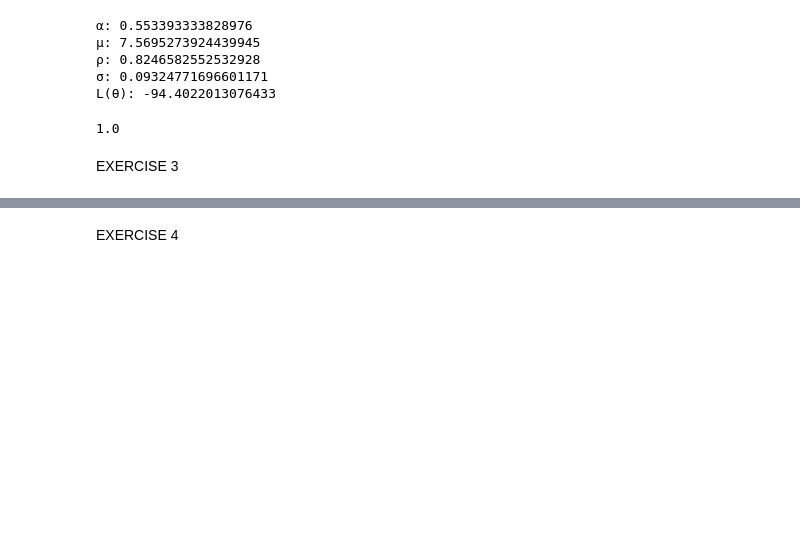
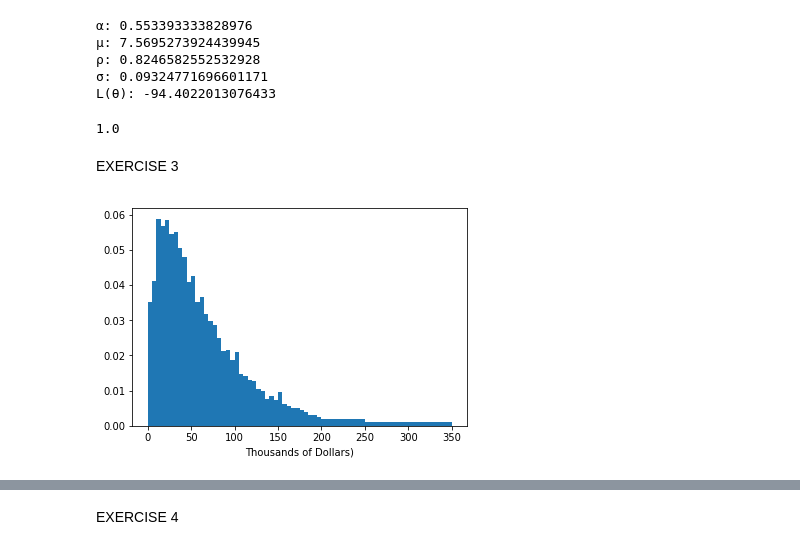
Before and after one commit to sophiesun123/BootCamp2018, a Jupyter notebook: ProbSets/Econ/ProbSet5/ProbSet5.ipynb, the cells around one changed output, grey strips where cells are left out. Saved outputs shown, nothing was run; the diff lists cells and outputs as text; code cells hidden in the pictures; blank space fills up the shorter version.

```diff
--- a/ProbSets/Econ/ProbSet5/ProbSet5.ipynb
+++ b/ProbSets/Econ/ProbSet5/ProbSet5.ipynb
@@ -255,0 +247,15 @@ EXERCISE 3
+# %%
+# PART A
+# plot histogram
+data = pd.read_csv('usincmoms.txt', delimiter ='\t', header = None, names = ['percent', 'midpoint'])
+data1 = data.percent.copy()
+data1[41] = data.percent[41].copy() / 20
+data1[40] = data.percent[40].copy() / 10
+widths = np.ones(42) * 5
+widths[41] = 100
+widths[40] = 50
+plt.xlabel("Thousands of Dollars)")
+plt.bar(data.midpoint/1000, data1, width = widths)
+plt.show()
+# %% [output]
+[figure, added]
```
Also changed, not shown: parts of 14 cells of this notebook.
